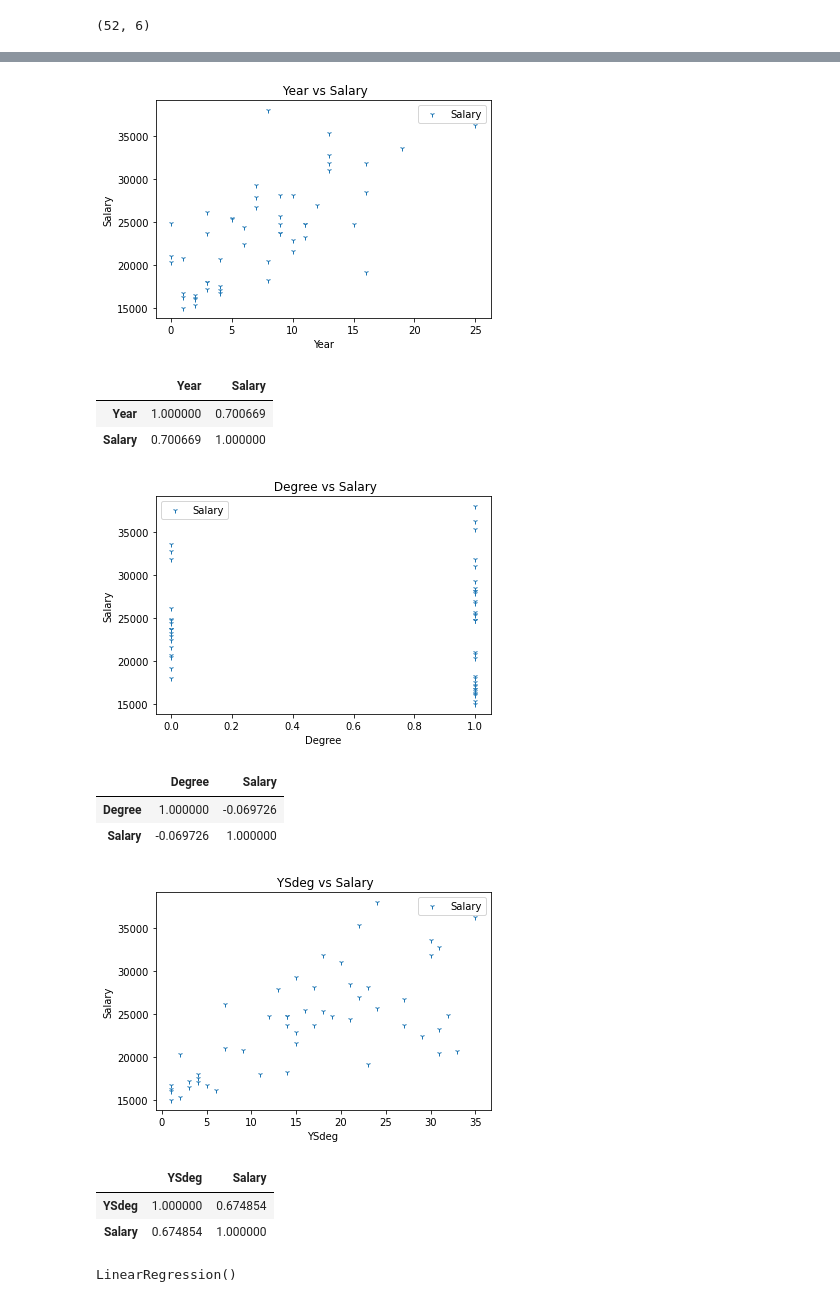
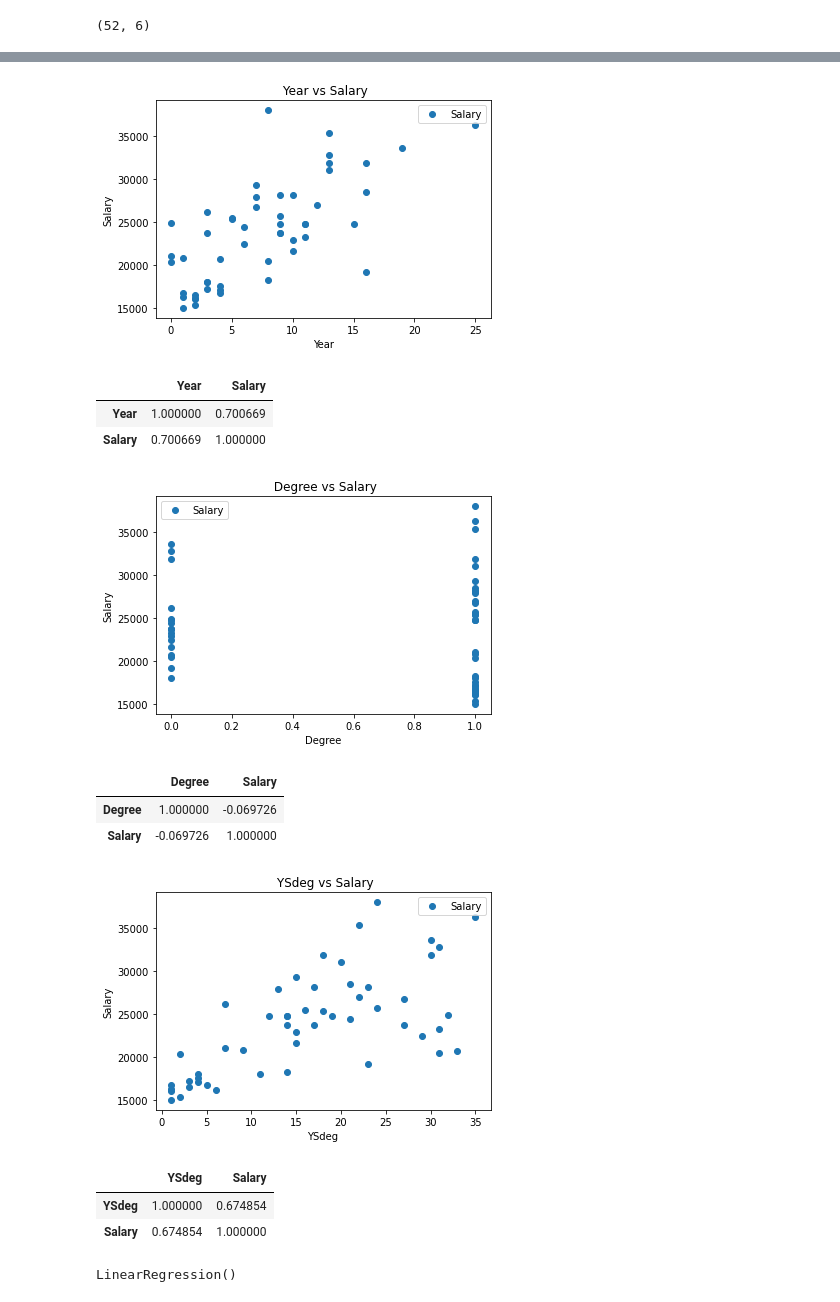
Before and after one commit to jagadeesan121/jagadeesan, a Jupyter notebook: Assignment5_6_7.ipynb, the cells around one changed output, grey strips where cells are left out. Saved outputs shown, nothing was run; the diff lists cells and outputs as text; code cells hidden in the pictures.

```diff
--- a/Assignment5_6_7.ipynb
+++ b/Assignment5_6_7.ipynb
@@ -311,38 +311,38 @@ df[['Rank', 'Salary']].corr()
 | Rank | 1.000000 | 0.867488 |
 | Salary | 0.867488 | 1.000000 |
 # %%
-df.plot(x='Year',y='Salary',style='1')
+df.plot(x='Year',y='Salary',style='o')
 plt.title(' Year vs Salary')
 plt.xlabel('Year')
 plt.ylabel('Salary')
 plt.show()
 df[['Year', 'Salary']].corr()
 # %% [output]
-[figure, old version]
+[figure, new version]
 |  | Year | Salary |
 | Year | 1.000000 | 0.700669 |
 | Salary | 0.700669 | 1.000000 |
 # %%
-df.plot(x='Degree',y='Salary',style='1')
+df.plot(x='Degree',y='Salary',style='o')
 plt.title(' Degree vs Salary')
 plt.xlabel('Degree')
 plt.ylabel('Salary')
 plt.show()
 df[['Degree', 'Salary']].corr()
 # %% [output]
-[figure, old version]
+[figure, new version]
 |  | Degree | Salary |
 | Degree | 1.000000 | -0.069726 |
 | Salary | -0.069726 | 1.000000 |
 # %%
-df.plot(x='YSdeg',y='Salary',style='1')
+df.plot(x='YSdeg',y='Salary',style='o')
 plt.title(' YSdeg vs Salary')
 plt.xlabel('YSdeg')
 plt.ylabel('Salary')
 plt.show()
 df[['YSdeg', 'Salary']].corr()
 # %% [output]
-[figure, old version]
+[figure, new version]
 |  | YSdeg | Salary |
 | YSdeg | 1.000000 | 0.674854 |
 | Salary | 0.674854 | 1.000000 |
```
Also changed, not shown: parts of 6 cells of this notebook.
